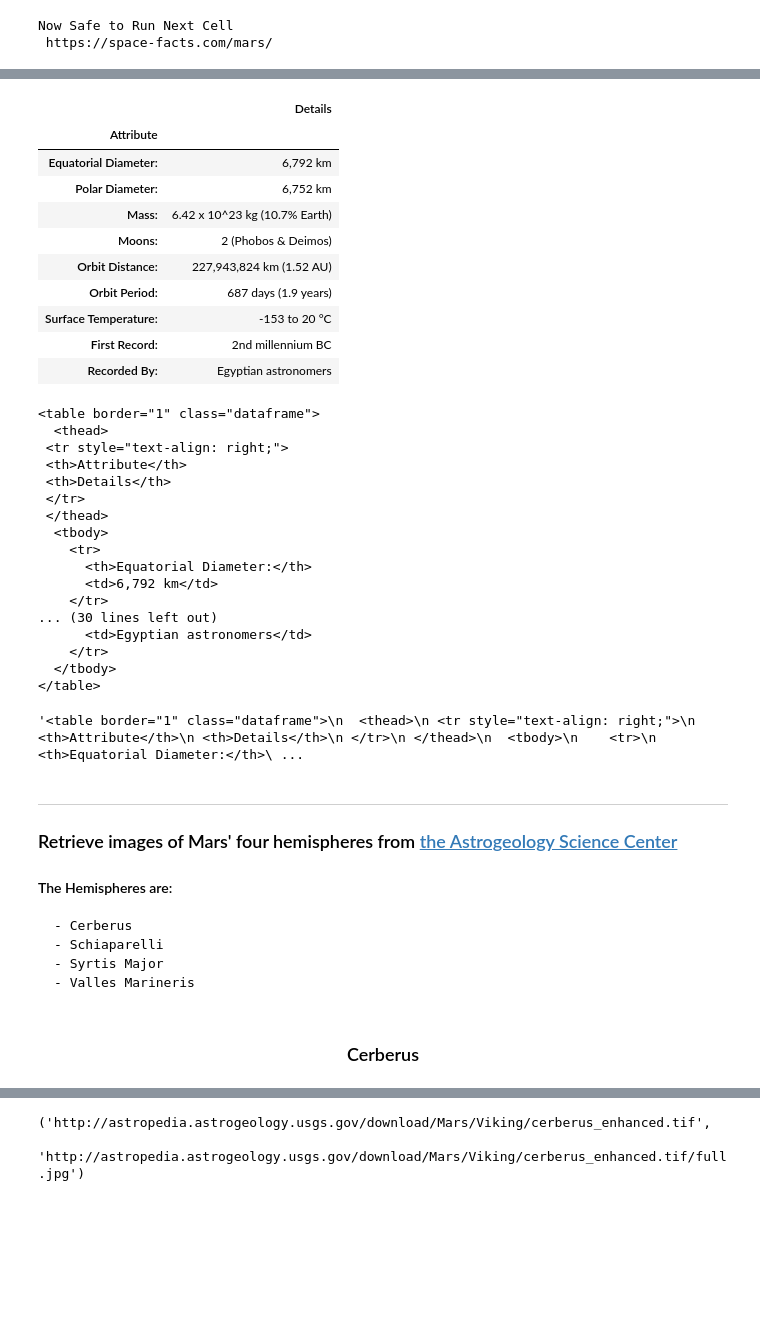
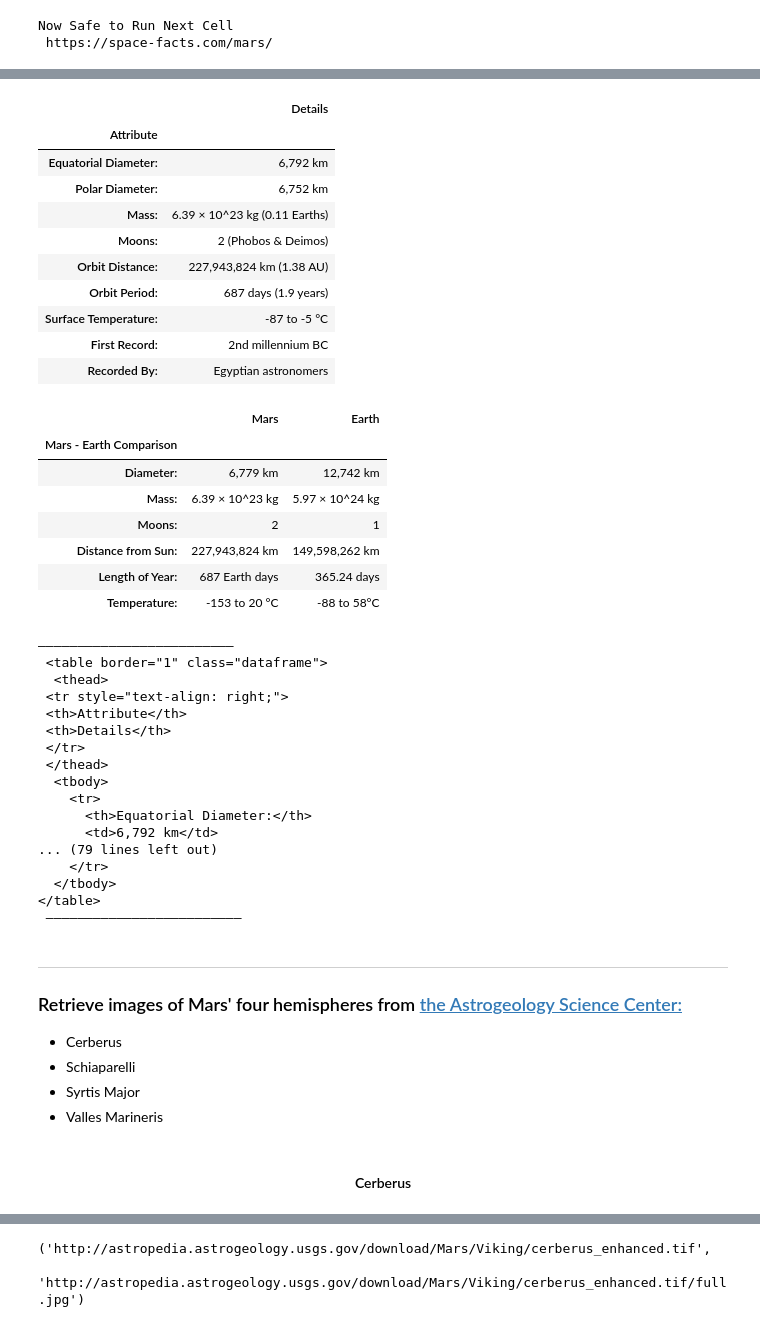
Before and after one commit to Ohmarr/Mars_Mission_Web_Scraping, a Jupyter notebook: mission_to_mars.ipynb, the cells around one changed output, grey strips where cells are left out. Drawn from its saved outputs; the diff is of its cells as text; code cells hidden in the pictures; blank space fills up the shorter version.

```diff
--- a/mission_to_mars.ipynb
+++ b/mission_to_mars.ipynb
@@ -255,35 +269,49 @@ mars_table_df.to_html('current_files/mars_table.html'.replace('\n', '')) #save d
 # %%
-# Display Downloaded Image
+# Display Downloaded Image From File;
 from IPython.display import HTML
-display(HTML(filename='current_files/mars_table.html'))
+display(HTML(filename='current_files/mars_attributes_table.html'))
+display(HTML(filename='current_files/mars_comparison_table.html'))
 
 
 #!open table.html
 # %% [output]
 |  | Details |
 | Attribute |  |
 | Equatorial Diameter: | 6,792 km |
 | Polar Diameter: | 6,752 km |
-| Mass: | 6.42 x 10^23 kg (10.7% Earth) |
+| Mass: | 6.39 × 10^23 kg (0.11 Earths) |
 | Moons: | 2 (Phobos & Deimos) |
-| Orbit Distance: | 227,943,824 km (1.52 AU) |
+| Orbit Distance: | 227,943,824 km (1.38 AU) |
 | Orbit Period: | 687 days (1.9 years) |
-| Surface Temperature: | -153 to 20 °C |
+| Surface Temperature: | -87 to -5 °C |
 | First Record: | 2nd millennium BC |
 | Recorded By: | Egyptian astronomers |
+|  | Mars | Earth |
+| Mars - Earth Comparison |  |  |
+| Diameter: | 6,779 km | 12,742 km |
+| Mass: | 6.39 × 10^23 kg | 5.97 × 10^24 kg |
+| Moons: | 2 | 1 |
+| Distance from Sun: | 227,943,824 km | 149,598,262 km |
+| Length of Year: | 687 Earth days | 365.24 days |
+| Temperature: | -153 to 20 °C | -88 to 58°C |
 # %%
 # save html to variable
-mars_table_html = mars_table_df.to_html()
+mars_attributes_table_html = mars_table_df_attributes.to_html()
+mars_comparison_table_html = mars_table_df_comparison.to_html()
+
 # soup_table = BeautifulSoup(mars_table_html)
 # print(soup_table.prettify)
 
 to_replace = '<thead>\n    <tr style="text-align: right;">\n      <th></th>\n      <th>Details</th>\n    </tr>\n    <tr>\n      <th>Attribute</th>\n      <th></th>\n    </tr>\n  </thead>'
 replace_with = '<thead>\n <tr style="text-align: right;">\n <th>Attribute</th>\n <th>Details</th>\n </tr>\n </thead>'
-mars_table_html = mars_table_html.replace(to_replace, replace_with)
 
-print(mars_table_html)
+mars_attributes_table_html = mars_attributes_table_html.replace(to_replace, replace_with)
+mars_comparison_table_html = mars_comparison_table_html.replace(to_replace, replace_with)
+
+print(h1_line, '\n', mars_attributes_table_html,'\n', h1_line, '\n', mars_comparison_table_html, '\n', h1_line)
 # %% [output]
-<table border="1" class="dataframe">
+–––––––––––––––––––––––––
+ <table border="1" class="dataframe">
   <thead>
  <tr style="text-align: right;">
  <th>Attribute</th>
@@ -294,29 +322,21 @@ print(mars_table_html)
     <tr>
       <th>Equatorial Diameter:</th>
       <td>6,792 km</td>
-    </tr>
-... (30 lines left out)
-      <td>Egyptian astronomers</td>
+... (79 lines left out)
     </tr>
   </tbody>
 </table>
+ –––––––––––––––––––––––––
-# %%
-mars_table_html
-# %% [output]
-'<table border="1" class="dataframe">\n  <thead>\n <tr style="text-align: right;">\n <th>Attribute</th>\n <th>Details</th>\n </tr>\n </thead>\n  <tbody>\n    <tr>\n      <th>Equatorial Diameter:</th>\ ...
 # %% [markdown]
 <hr>
 
-### Retrieve images of Mars' four hemispheres from [the Astrogeology Science Center](https://astrogeology.usgs.gov/search/results?q=hemisphere+enhanced&k1=target&v1=Mars)<br>
-
-
-#### The Hemispheres are:
-    - Cerberus
-    - Schiaparelli
-    - Syrtis Major
-    - Valles Marineris
+### Retrieve images of Mars' four hemispheres from [the Astrogeology Science Center:](https://astrogeology.usgs.gov/search/results?q=hemisphere+enhanced&k1=target&v1=Mars)
+- Cerberus
+- Schiaparelli
+- Syrtis Major
+- Valles Marineris
 # %% [markdown]
-<h3 align=center>Cerberus</h3>
+<h4 align=center>Cerberus</h4>
 # %%
 # Start @ USGS homepage
 # browser = Browser("chrome", **executable_path, headless=False)
```
Also changed, not shown: parts of 39 cells of this notebook, 1 other file.
